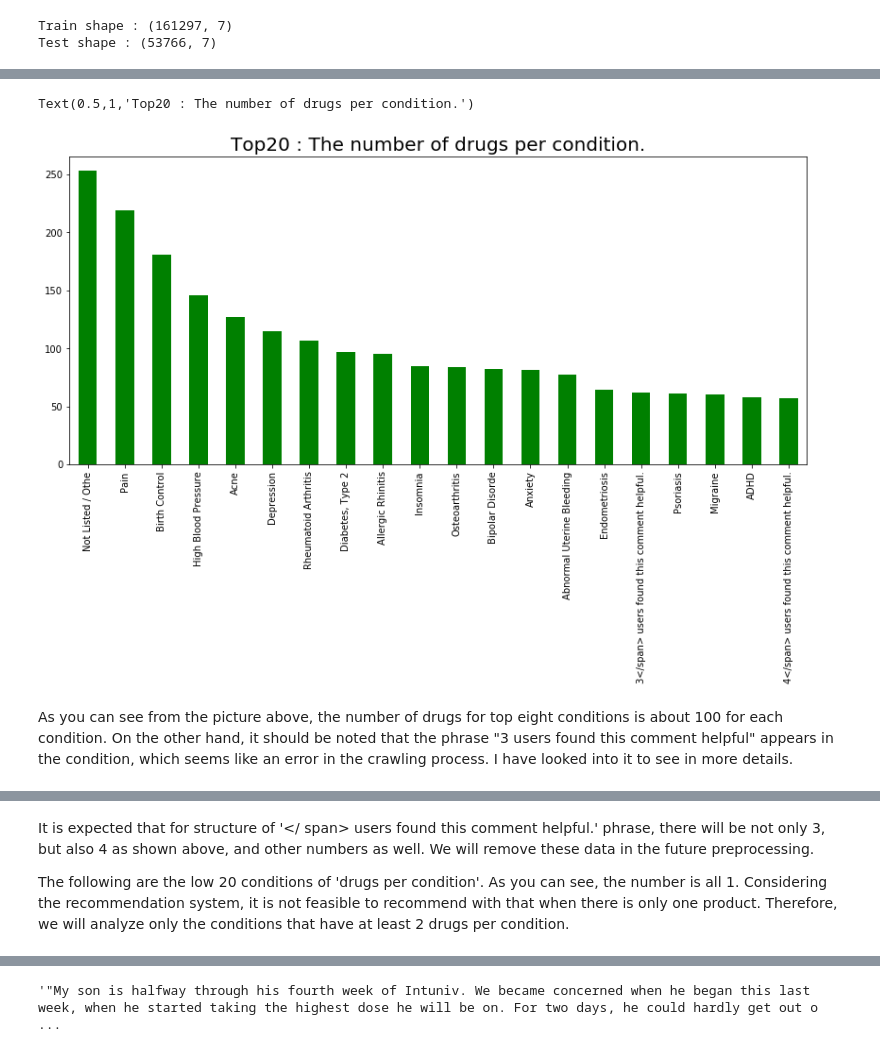
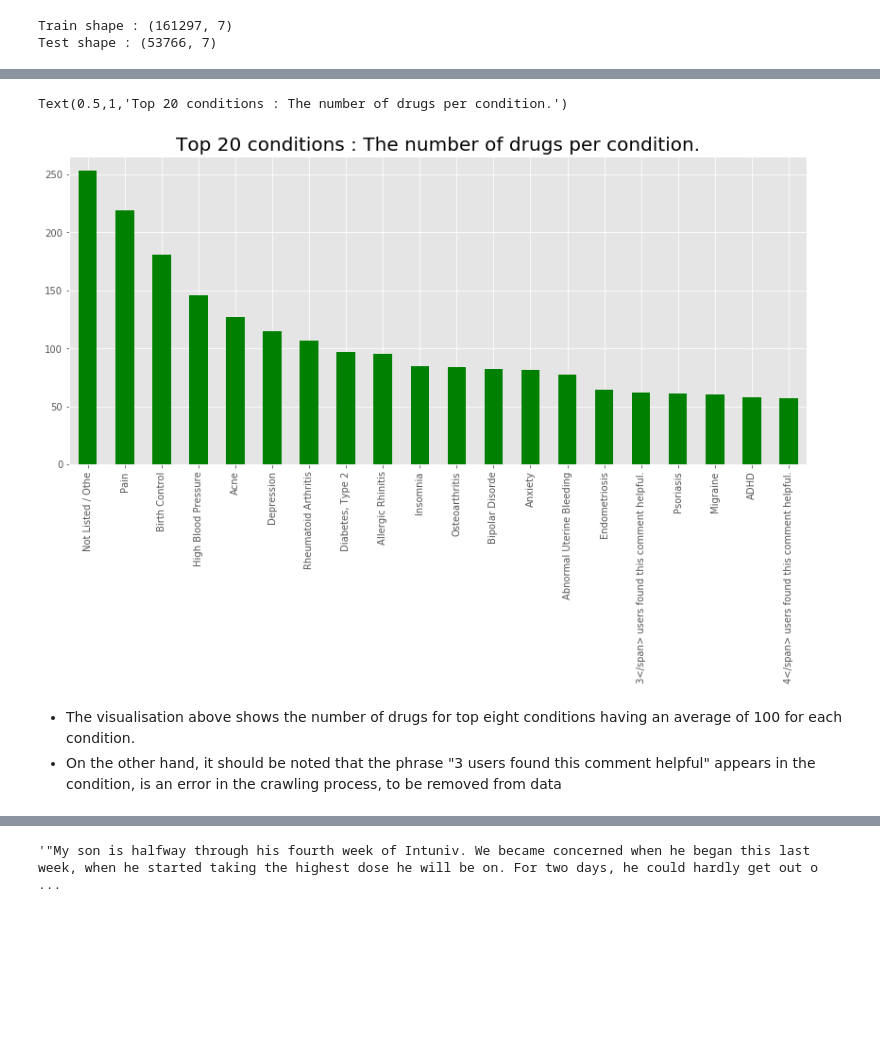
Before and after one commit to Coding-Collective/Personalized-Treatment-Recommendation, a Jupyter notebook: personalized-treatment-recommendation.ipynb, the cells around one changed output, grey strips where cells are left out. Drawn from its saved outputs; the diff is of its cells as text; code cells hidden in the pictures; blank space fills up the shorter version.

```diff
--- a/personalized-treatment-recommendation.ipynb
+++ b/personalized-treatment-recommendation.ipynb
@@ -94,15 +106,22 @@ DrugName is closely related to condition, so we have analyzed them together. The
 df_all = pd.concat([df_train,df_test])
 # %%
 condition_dn = df_all.groupby(['condition'])['drugName'].nunique().sort_values(ascending=False)
+
+plt.style.available
+plt.style.use('ggplot')
+plt.rcParams['font.family'] = 'sans-serif'
+plt.rcParams['font.sans-serif'] = 'Helvetica'
+
 condition_dn[0:20].plot(kind="bar", figsize = (14,6), fontsize = 10,color="green")
 plt.xlabel("", fontsize = 20)
 plt.ylabel("", fontsize = 20)
-plt.title("Top20 : The number of drugs per condition.", fontsize = 20)
+plt.title("Top 20 conditions : The number of drugs per condition.", fontsize = 20)
 # %% [output]
-Text(0.5,1,'Top20 : The number of drugs per condition.')
+Text(0.5,1,'Top 20 conditions : The number of drugs per condition.')
-[figure, old version]
+[figure, new version]
 # %% [markdown]
-As you can see from the picture above, the number of drugs for top eight conditions is about 100 for each condition. On the other hand, it should be noted that the phrase "3</span> users found this comment helpful" appears in the condition, which seems like an error in the crawling process. I have looked into it to see in more details.
+- The visualisation above shows the number of drugs for top eight conditions having an average of 100 for each condition.
+- On the other hand, it should be noted that the phrase "3</span> users found this comment helpful" appears in the condition, is an error in the crawling process, to be removed from data
 # %%
 df_all[df_all['condition']=='3</span> users found this comment helpful.'].head(3)
 # %% [output]
@@ -110,10 +129,6 @@ df_all[df_all['condition']=='3</span> users found this comment helpful.'].head(3
 | 243 | 81588 | Yaz | 3</span> users found this comment... | "I took Yaz for a little over 2 y... | 3 | 2010-06-01 | 3 |
 | 1864 | 124318 | Skyla | 3</span> users found this comment... | "Never pregnant,28,retroverted sm... | 1 | 2015-12-16 | 3 |
 | 3322 | 202848 | ProAir HFA | 3</span> users found this comment... | "I get chest colds and asthmatic ... | 9 | 2015-12-12 | 3 |
-# %% [markdown]
-It is expected that for structure of '</ span> users found this comment helpful.' phrase, there will be not only 3, but also 4 as shown above, and other numbers as well. We will remove these data in the future preprocessing.
-
-The following are the low 20 conditions of 'drugs per condition'. As you can see, the number is all 1. Considering the recommendation system, it is not feasible to recommend with that when there is only one product. Therefore, we will analyze only the conditions that have at least 2 drugs per condition.
 # %%
 condition_dn = df_all.groupby(['condition'])['drugName'].nunique().sort_values(ascending=False)
 
```
Also changed, not shown: parts of 41 cells of this notebook.
